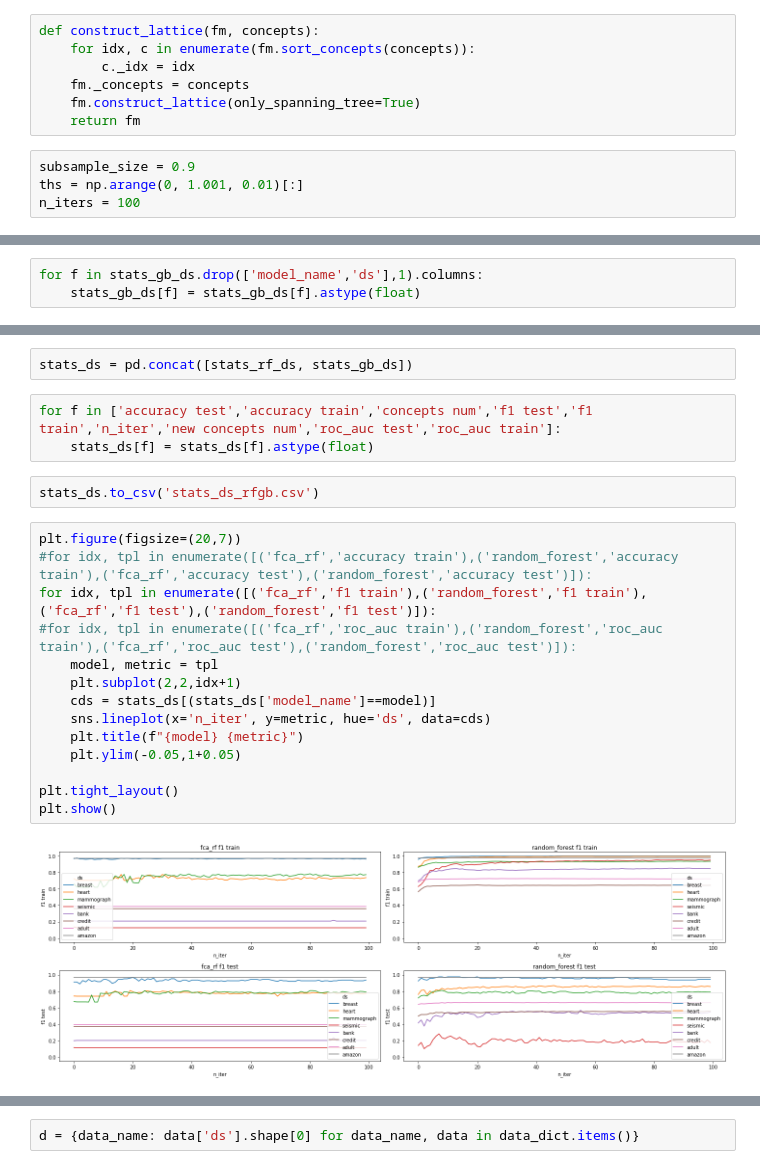
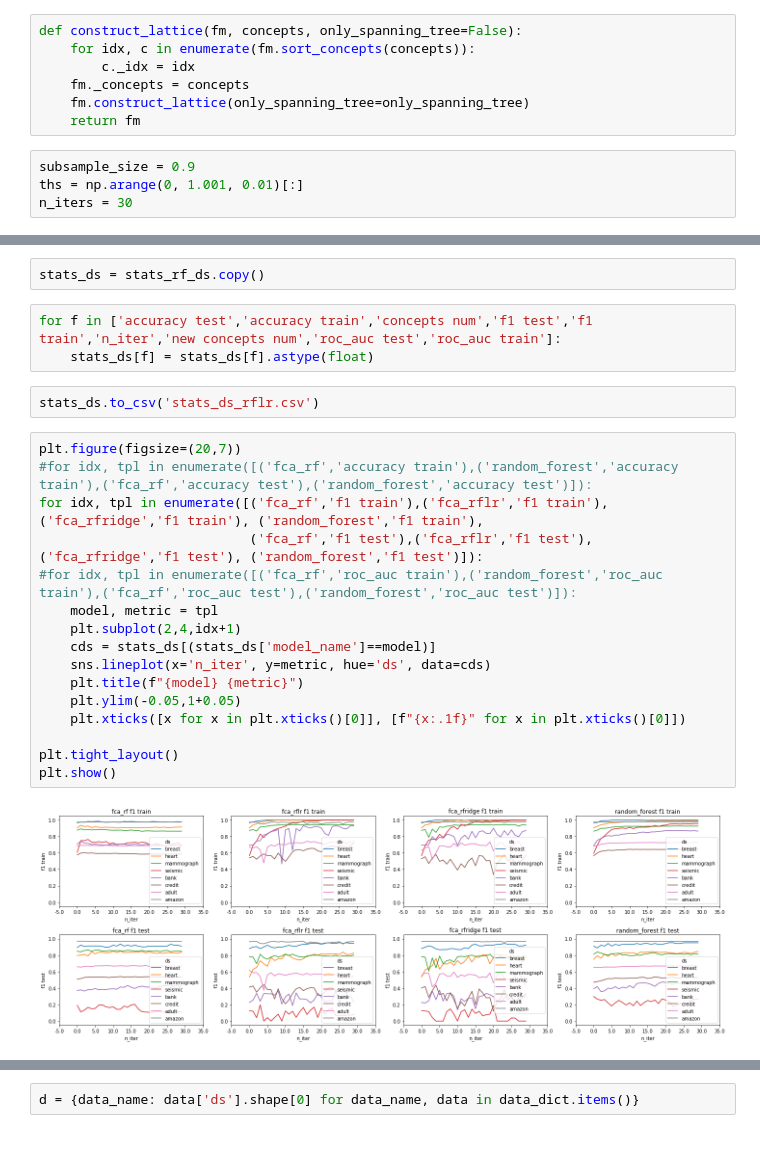
Before and after one commit to EgorDudyrev/FCA_BB_interpret, a Jupyter notebook: notebooks/2020.09.02-TreeEnsembling_with_RFLR.ipynb, the cells around one changed output, grey strips where cells are left out. Drawn from its saved outputs; the diff is of its cells as text.

```diff
--- a/notebooks/2020.09.02-TreeEnsembling_with_RFLR.ipynb
+++ b/notebooks/2020.09.02-TreeEnsembling_with_RFLR.ipynb
@@ -522,16 +519,16 @@ def random_forest_iter(X_train, y_train, n_iter, fm, cntx_train, cntx_test,):
 
     return tree, exts, concepts
 # %%
-def construct_lattice(fm, concepts):
+def construct_lattice(fm, concepts, only_spanning_tree=False):
     for idx, c in enumerate(fm.sort_concepts(concepts)):
         c._idx = idx
     fm._concepts = concepts
-    fm.construct_lattice(only_spanning_tree=True)
+    fm.construct_lattice(only_spanning_tree=only_spanning_tree)
     return fm
 # %%
 subsample_size = 0.9
 ths = np.arange(0, 1.001, 0.01)[:]
-n_iters = 100
+n_iters = 30
 # %%
 data_names = sorted(data_dict.keys(), key=lambda x: data_dict[x]['ds'].shape[0])
 # %%
@@ -683,3 +629,0 @@ stats_gb_ds = stats_ds.copy()
-# %%
-for f in stats_gb_ds.drop(['model_name','ds'],1).columns:
-    stats_gb_ds[f] = stats_gb_ds[f].astype(float)
@@ -695,23 +630,25 @@ stats_gb_ds.head()
 # %%
-stats_ds = pd.concat([stats_rf_ds, stats_gb_ds])
+stats_ds = stats_rf_ds.copy()
 # %%
 for f in ['accuracy test','accuracy train','concepts num','f1 test','f1 train','n_iter','new concepts num','roc_auc test','roc_auc train']:
     stats_ds[f] = stats_ds[f].astype(float)
 # %%
-stats_ds.to_csv('stats_ds_rfgb.csv')
+stats_ds.to_csv('stats_ds_rflr.csv')
 # %%
 plt.figure(figsize=(20,7))
 #for idx, tpl in enumerate([('fca_rf','accuracy train'),('random_forest','accuracy train'),('fca_rf','accuracy test'),('random_forest','accuracy test')]):
-for idx, tpl in enumerate([('fca_rf','f1 train'),('random_forest','f1 train'),('fca_rf','f1 test'),('random_forest','f1 test')]):
+for idx, tpl in enumerate([('fca_rf','f1 train'),('fca_rflr','f1 train'),('fca_rfridge','f1 train'), ('random_forest','f1 train'),
+                           ('fca_rf','f1 test'),('fca_rflr','f1 test'),('fca_rfridge','f1 test'), ('random_forest','f1 test')]):
 #for idx, tpl in enumerate([('fca_rf','roc_auc train'),('random_forest','roc_auc train'),('fca_rf','roc_auc test'),('random_forest','roc_auc test')]):
     model, metric = tpl
-    plt.subplot(2,2,idx+1)
+    plt.subplot(2,4,idx+1)
     cds = stats_ds[(stats_ds['model_name']==model)]
     sns.lineplot(x='n_iter', y=metric, hue='ds', data=cds)
     plt.title(f"{model} {metric}")
     plt.ylim(-0.05,1+0.05)
+    plt.xticks([x for x in plt.xticks()[0]], [f"{x:.1f}" for x in plt.xticks()[0]])
 
 plt.tight_layout()
 plt.show()
 # %% [output]
-[figure, old version]
+[figure, new version]
```
Also changed, not shown: parts of 48 cells of this notebook, 2 other files.
